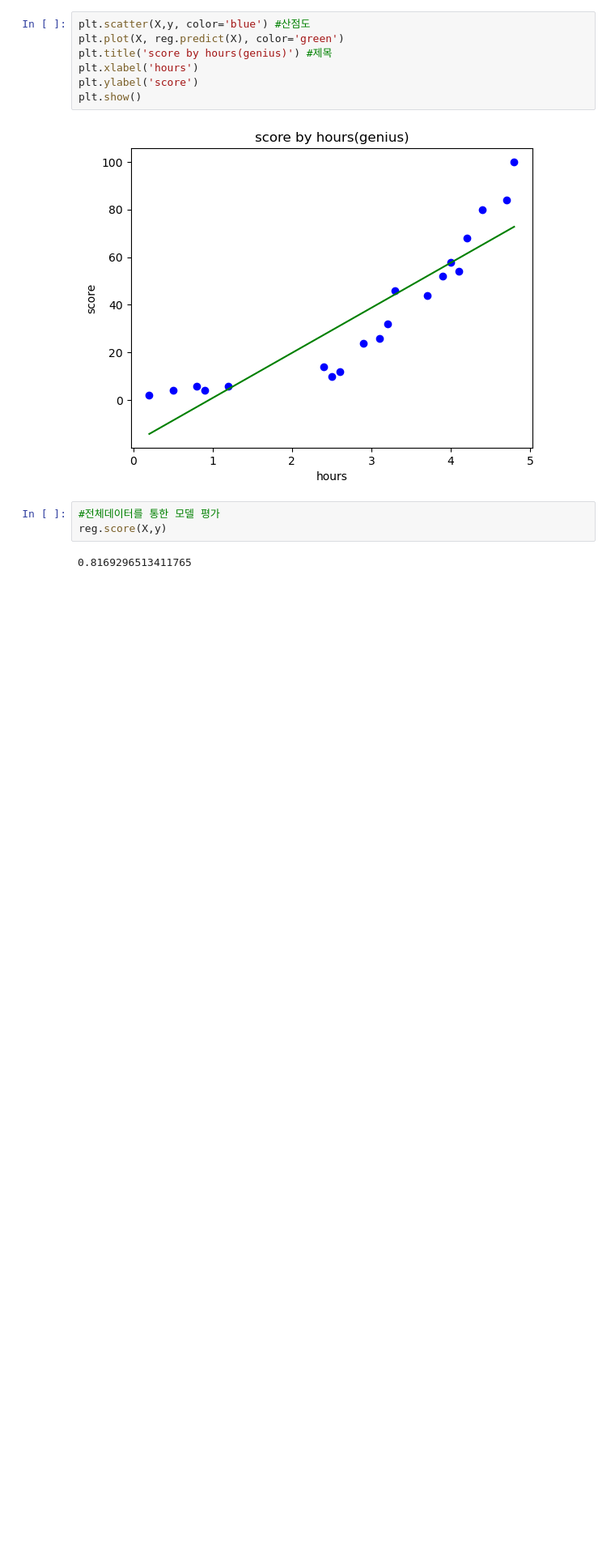
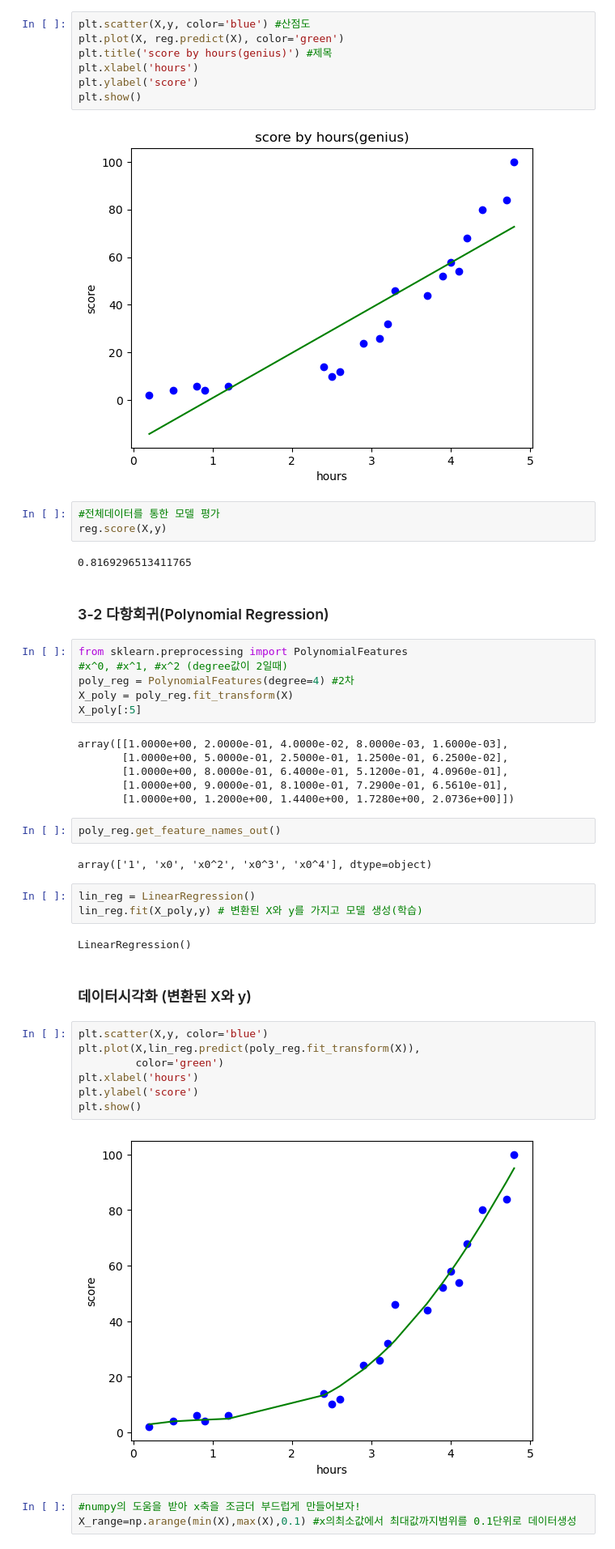
Before and after one commit to citobs/RMS, a Jupyter notebook: ScikitLearn/03-2 Polynoimialregression.ipynb, the cells around one changed output. Shown at 81% size. Cells and saved outputs as stored; diff of their text form; blank space fills up the shorter version.

```diff
--- a/ScikitLearn/03-2 Polynoimialregression.ipynb
+++ b/ScikitLearn/03-2 Polynoimialregression.ipynb
@@ -35,3 +35,40 @@ plt.show()
 reg.score(X,y)
 # %% [output]
 0.8169296513411765
+# %% [markdown]
+### 3-2 다항회귀(Polynomial Regression)
+# %%
+from sklearn.preprocessing import PolynomialFeatures
+#x^0, #x^1, #x^2 (degree값이 2일때)
+poly_reg = PolynomialFeatures(degree=4) #2차
+X_poly = poly_reg.fit_transform(X)
+X_poly[:5]
+# %% [output]
+array([[1.0000e+00, 2.0000e-01, 4.0000e-02, 8.0000e-03, 1.6000e-03],
+       [1.0000e+00, 5.0000e-01, 2.5000e-01, 1.2500e-01, 6.2500e-02],
+       [1.0000e+00, 8.0000e-01, 6.4000e-01, 5.1200e-01, 4.0960e-01],
+       [1.0000e+00, 9.0000e-01, 8.1000e-01, 7.2900e-01, 6.5610e-01],
+       [1.0000e+00, 1.2000e+00, 1.4400e+00, 1.7280e+00, 2.0736e+00]])
+# %%
+poly_reg.get_feature_names_out()
+# %% [output]
+array(['1', 'x0', 'x0^2', 'x0^3', 'x0^4'], dtype=object)
+# %%
+lin_reg = LinearRegression()
+lin_reg.fit(X_poly,y) # 변환된 X와 y를 가지고 모델 생성(학습)
+# %% [output]
+LinearRegression()
+# %% [markdown]
+### 데이터시각화 (변환된 X와 y)
+# %%
+plt.scatter(X,y, color='blue')
+plt.plot(X,lin_reg.predict(poly_reg.fit_transform(X)),
+         color='green')
+plt.xlabel('hours')
+plt.ylabel('score')
+plt.show()
+# %% [output]
+[figure, added]
+# %%
+#numpy의 도움을 받아 x축을 조금더 부드럽게 만들어보자!
+X_range=np.arange(min(X),max(X),0.1) #x의최소값에서 최대값까지범위를 0.1단위로 데이터생성
```
Also changed, not shown: parts of 7 cells of this notebook.
